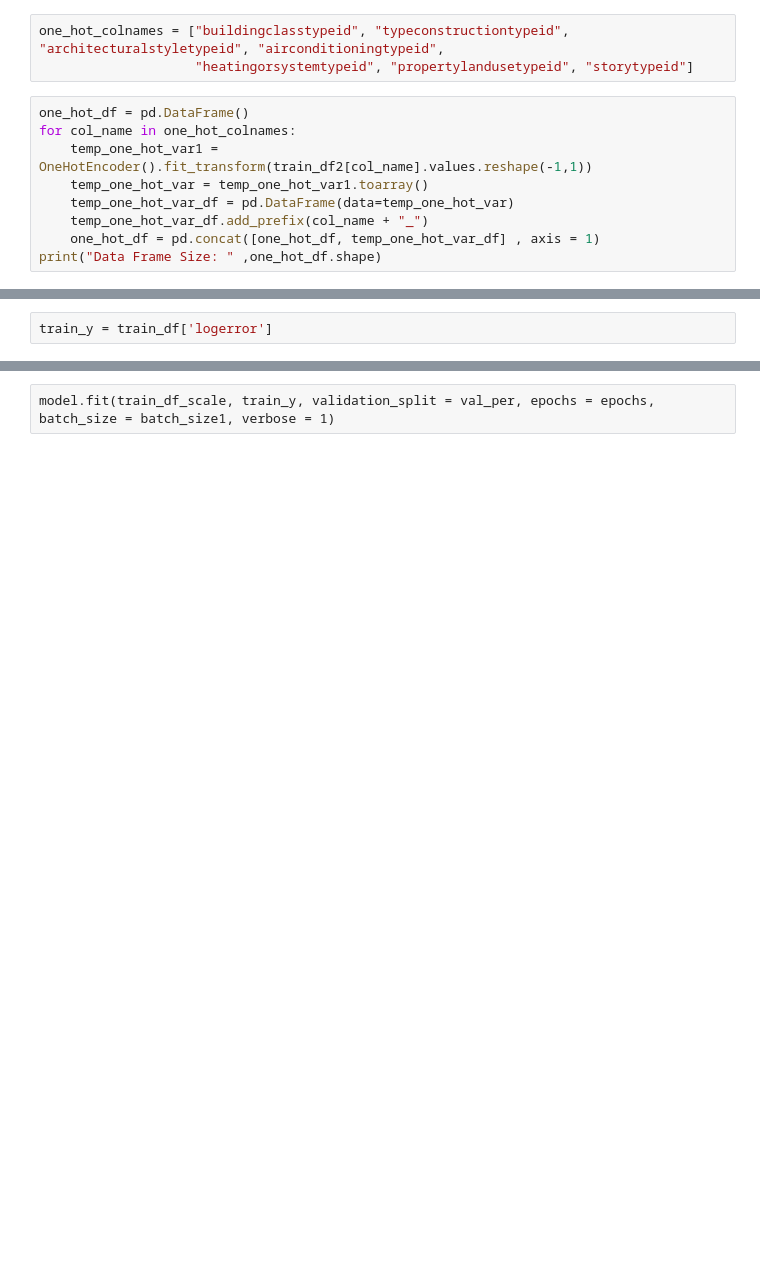
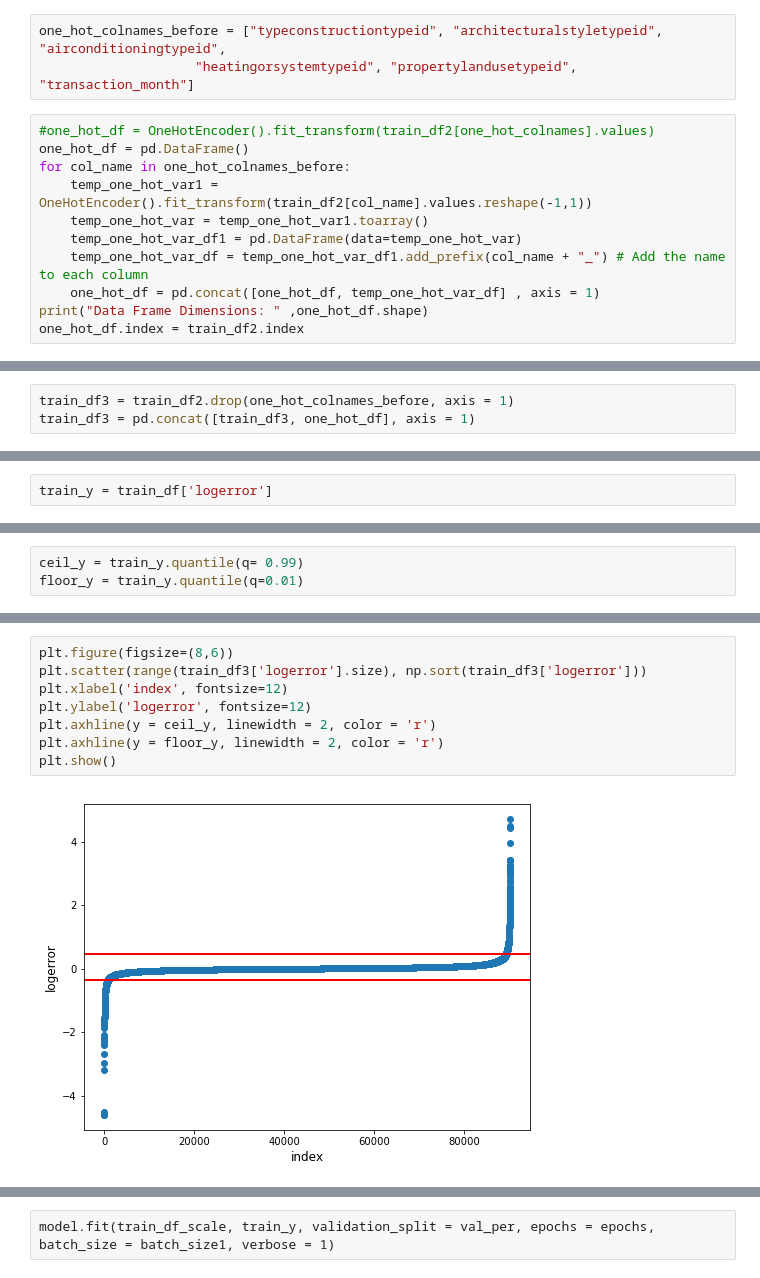
Before and after one commit to malctaylor15/Zillow_Kaggle, a Jupyter notebook: Analysis.ipynb, the cells around one changed output, grey strips where cells are left out. Drawn from its saved outputs; the diff is of its cells as text; blank space fills up the shorter version.

```diff
--- a/Analysis.ipynb
+++ b/Analysis.ipynb
@@ -84,15 +137,17 @@ missing_df2[missing_df2['val'] > 0]
 # %%
 from sklearn.preprocessing import OneHotEncoder
 # %%
-one_hot_colnames = ["buildingclasstypeid", "typeconstructiontypeid", "architecturalstyletypeid", "airconditioningtypeid",
-                    "heatingorsystemtypeid", "propertylandusetypeid", "storytypeid"]
+one_hot_colnames_before = ["typeconstructiontypeid", "architecturalstyletypeid", "airconditioningtypeid",
+                    "heatingorsystemtypeid", "propertylandusetypeid", "transaction_month"]
 # %%
+#one_hot_df = OneHotEncoder().fit_transform(train_df2[one_hot_colnames].values)
 one_hot_df = pd.DataFrame()
-for col_name in one_hot_colnames:
+for col_name in one_hot_colnames_before:
     temp_one_hot_var1 = OneHotEncoder().fit_transform(train_df2[col_name].values.reshape(-1,1))
     temp_one_hot_var = temp_one_hot_var1.toarray()
-    temp_one_hot_var_df = pd.DataFrame(data=temp_one_hot_var)
-    temp_one_hot_var_df.add_prefix(col_name + "_")
+    temp_one_hot_var_df1 = pd.DataFrame(data=temp_one_hot_var)
+    temp_one_hot_var_df = temp_one_hot_var_df1.add_prefix(col_name + "_") # Add the name to each column
     one_hot_df = pd.concat([one_hot_df, temp_one_hot_var_df] , axis = 1)
-print("Data Frame Size: " ,one_hot_df.shape)
+print("Data Frame Dimensions: " ,one_hot_df.shape)
+one_hot_df.index = train_df2.index
 # %% [output]
@@ -105 +159,4 @@ train_df2 = pd.concat([train_df2, one_hot_df], axis =1)
+# %%
+train_df3 = train_df2.drop(one_hot_colnames_before, axis = 1)
+train_df3 = pd.concat([train_df3, one_hot_df], axis = 1)
 # %%
@@ -119,0 +212,3 @@ train_y = train_df['logerror']
+# %%
+ceil_y = train_y.quantile(q= 0.99)
+floor_y = train_y.quantile(q=0.01)
@@ -119,0 +227,10 @@ train_y = train_df['logerror']
+# %%
+plt.figure(figsize=(8,6))
+plt.scatter(range(train_df3['logerror'].size), np.sort(train_df3['logerror']))
+plt.xlabel('index', fontsize=12)
+plt.ylabel('logerror', fontsize=12)
+plt.axhline(y = ceil_y, linewidth = 2, color = 'r')
+plt.axhline(y = floor_y, linewidth = 2, color = 'r')
+plt.show()
+# %% [output]
+[figure, added]
```
Also changed, not shown: parts of 61 cells of this notebook.
